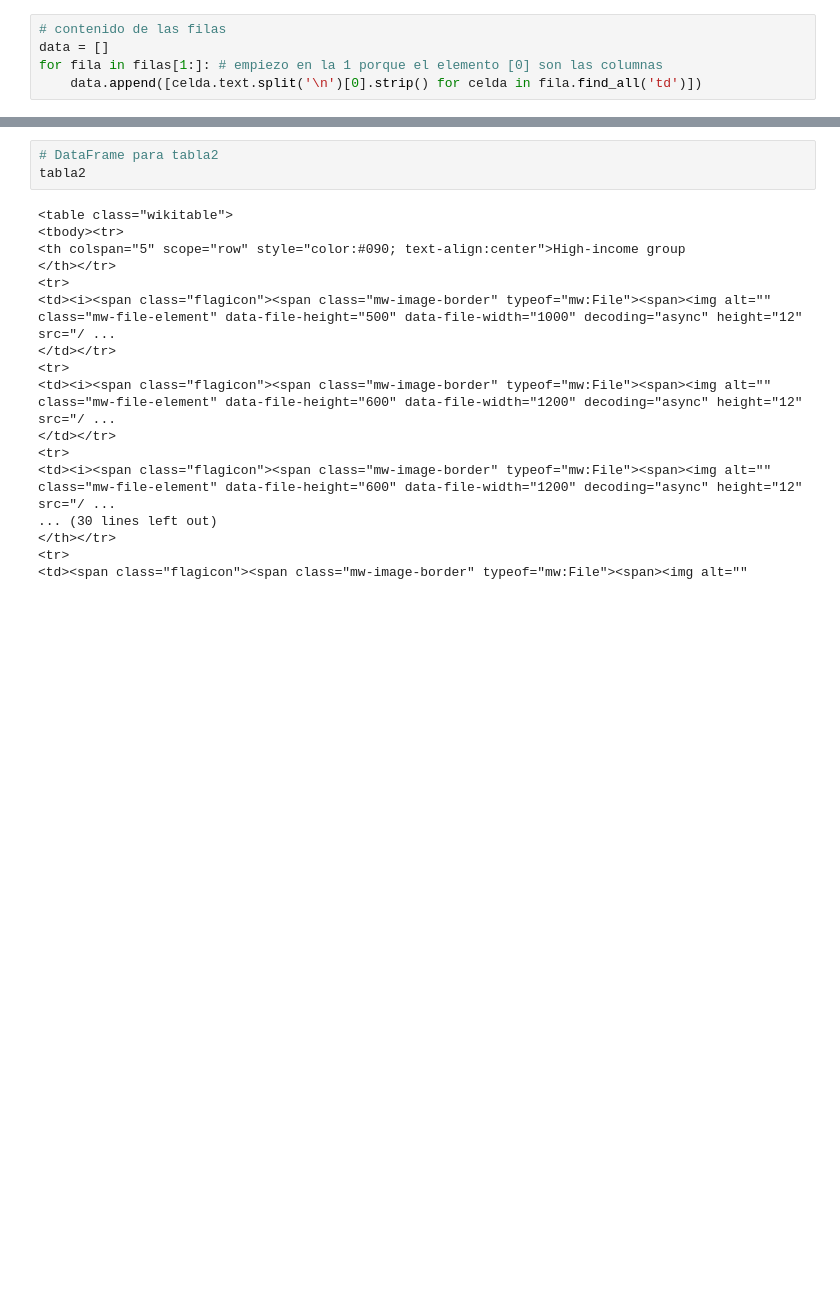
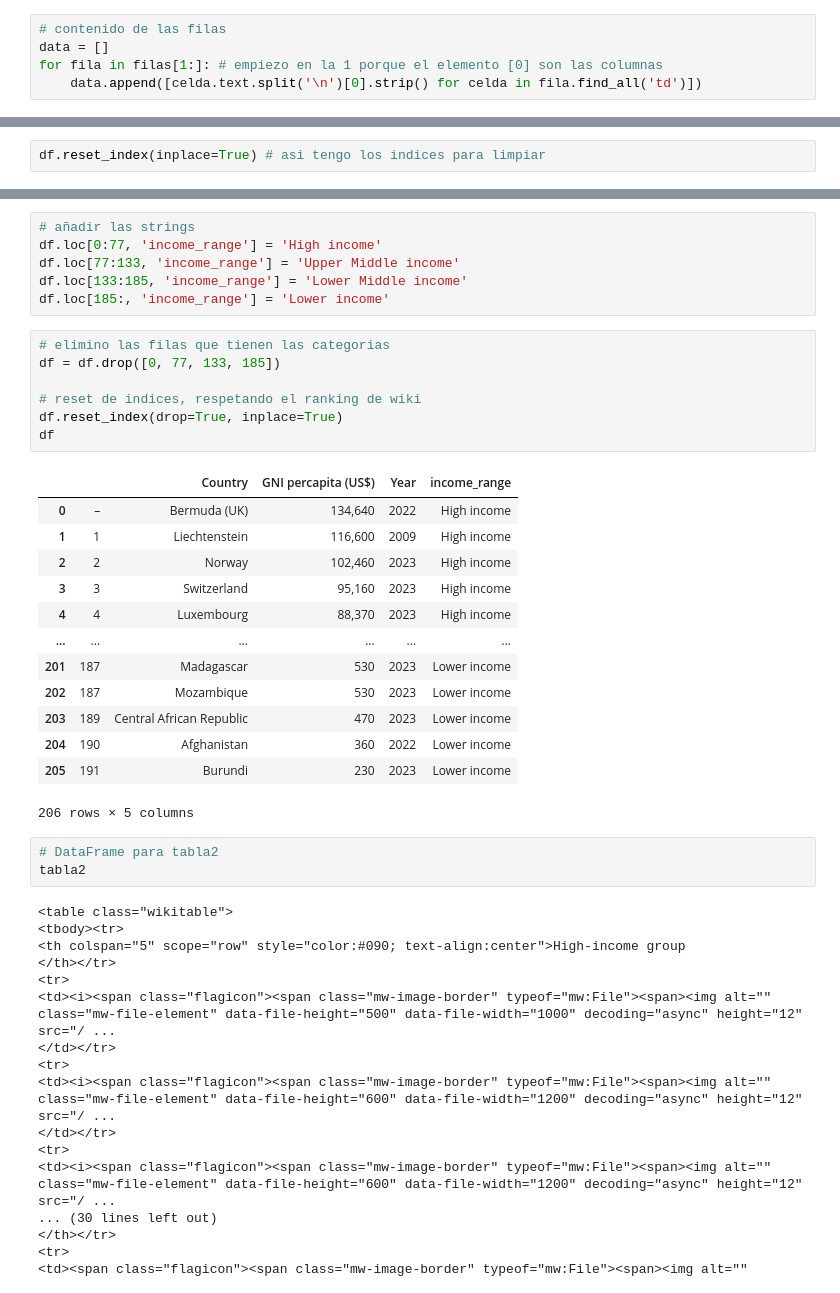
Before and after one commit to zamaestre/Apuntes_Data_Junio24, a Jupyter notebook: Materiales/Web Scraping/1 - Scrapeo bs4.ipynb, the cells around one changed output, grey strips where cells are left out. Cells and saved outputs as stored; diff of their text form; blank space fills up the shorter version.

```diff
--- a/Materiales/Web Scraping/1 - Scrapeo bs4.ipynb
+++ b/Materiales/Web Scraping/1 - Scrapeo bs4.ipynb
@@ -424,0 +786,2 @@ df
+# %%
+df.reset_index(inplace=True) # asi tengo los indices para limpiar
@@ -425,3 +798,30 @@ df
+# %%
+# añadir las strings
+df.loc[0:77, 'income_range'] = 'High income'
+df.loc[77:133, 'income_range'] = 'Upper Middle income'
+df.loc[133:185, 'income_range'] = 'Lower Middle income'
+df.loc[185:, 'income_range'] = 'Lower income'
+# %%
+# elimino las filas que tienen las categorias
+df = df.drop([0, 77, 133, 185])
+
+# reset de indices, respetando el ranking de wiki
+df.reset_index(drop=True, inplace=True)
+df
+# %% [output]
+|  |  | Country | GNI percapita (US$) | Year | income_range |
+| 0 | – | Bermuda (UK) | 134,640 | 2022 | High income |
+| 1 | 1 | Liechtenstein | 116,600 | 2009 | High income |
+| 2 | 2 | Norway | 102,460 | 2023 | High income |
+| 3 | 3 | Switzerland | 95,160 | 2023 | High income |
+| 4 | 4 | Luxembourg | 88,370 | 2023 | High income |
+| ... | ... | ... | ... | ... | ... |
+| 201 | 187 | Madagascar | 530 | 2023 | Lower income |
+| 202 | 187 | Mozambique | 530 | 2023 | Lower income |
+| 203 | 189 | Central African Republic | 470 | 2023 | Lower income |
+| 204 | 190 | Afghanistan | 360 | 2022 | Lower income |
+| 205 | 191 | Burundi | 230 | 2023 | Lower income |
+206 rows × 5 columns
 # %%
 # DataFrame para tabla2
 tabla2
```
Also changed, not shown: parts of 68 cells of this notebook.
